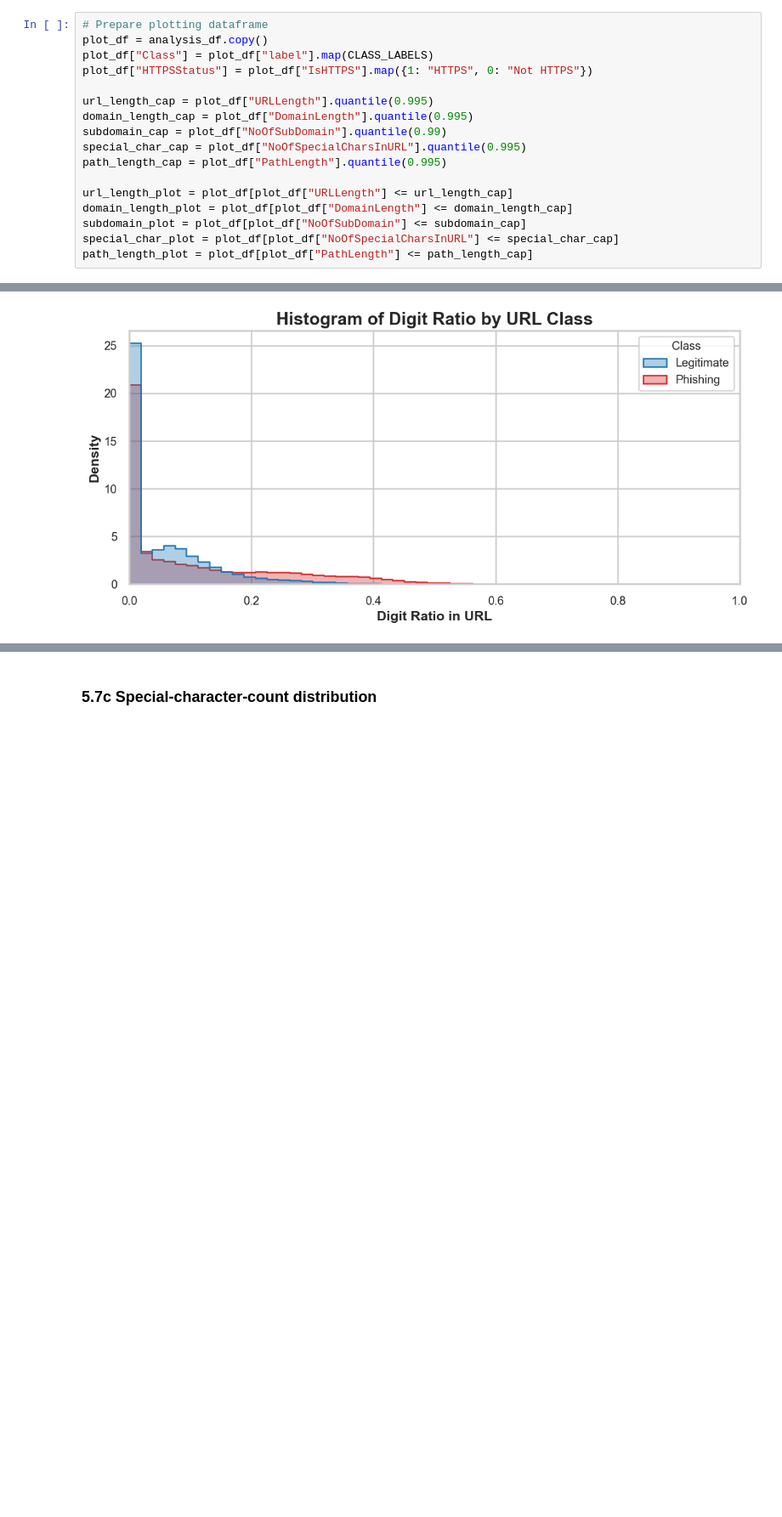
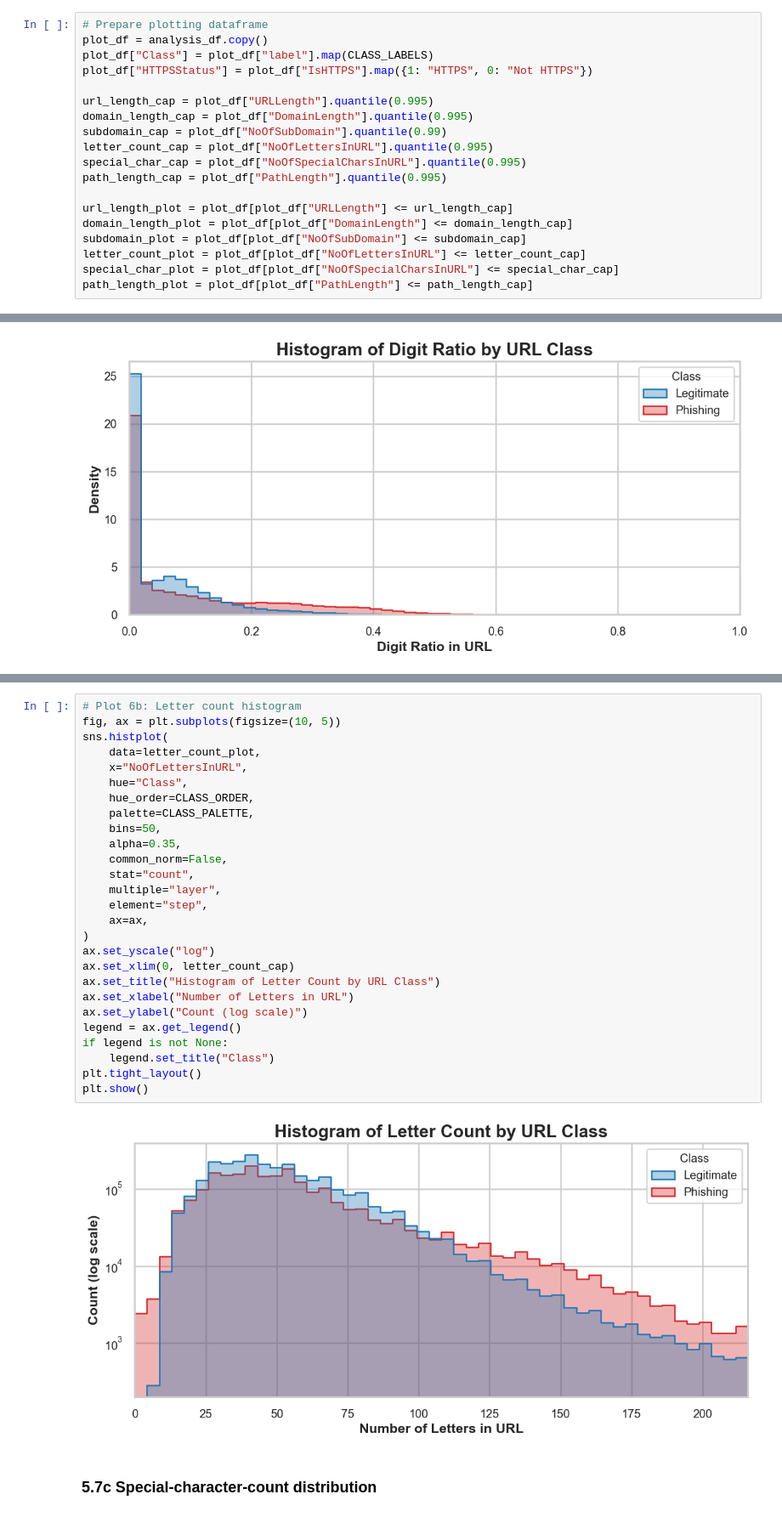
Before and after one commit to NafisNaufal/phishing-url-detection, a Jupyter notebook: eda.ipynb, the cells around one changed output, grey strips where cells are left out. Shown at 85% size. Drawn from its saved outputs; the diff is of its cells as text; blank space fills up the shorter version.

```diff
--- a/eda.ipynb
+++ b/eda.ipynb
@@ -402,12 +407,14 @@ plot_df["HTTPSStatus"] = plot_df["IsHTTPS"].map({1: "HTTPS", 0: "Not HTTPS"})
 url_length_cap = plot_df["URLLength"].quantile(0.995)
 domain_length_cap = plot_df["DomainLength"].quantile(0.995)
 subdomain_cap = plot_df["NoOfSubDomain"].quantile(0.99)
+letter_count_cap = plot_df["NoOfLettersInURL"].quantile(0.995)
 special_char_cap = plot_df["NoOfSpecialCharsInURL"].quantile(0.995)
 path_length_cap = plot_df["PathLength"].quantile(0.995)
 
 url_length_plot = plot_df[plot_df["URLLength"] <= url_length_cap]
 domain_length_plot = plot_df[plot_df["DomainLength"] <= domain_length_cap]
 subdomain_plot = plot_df[plot_df["NoOfSubDomain"] <= subdomain_cap]
+letter_count_plot = plot_df[plot_df["NoOfLettersInURL"] <= letter_count_cap]
 special_char_plot = plot_df[plot_df["NoOfSpecialCharsInURL"] <= special_char_cap]
 path_length_plot = plot_df[plot_df["PathLength"] <= path_length_cap]
 # %% [markdown]
@@ -683,3 +692,32 @@ plt.show()
+# %%
+# Plot 6b: Letter count histogram
+fig, ax = plt.subplots(figsize=(10, 5))
+sns.histplot(
+    data=letter_count_plot,
+    x="NoOfLettersInURL",
+    hue="Class",
+    hue_order=CLASS_ORDER,
+    palette=CLASS_PALETTE,
+    bins=50,
+    alpha=0.35,
+    common_norm=False,
+    stat="count",
+    multiple="layer",
+    element="step",
+    ax=ax,
+)
+ax.set_yscale("log")
+ax.set_xlim(0, letter_count_cap)
+ax.set_title("Histogram of Letter Count by URL Class")
+ax.set_xlabel("Number of Letters in URL")
+ax.set_ylabel("Count (log scale)")
+legend = ax.get_legend()
+if legend is not None:
+    legend.set_title("Class")
+plt.tight_layout()
+plt.show()
+# %% [output]
+[figure, added]
 # %% [markdown]
 ### 5.7c Special-character-count distribution
 # %%
```
Also changed, not shown: parts of 11 cells of this notebook, 2 other files.
